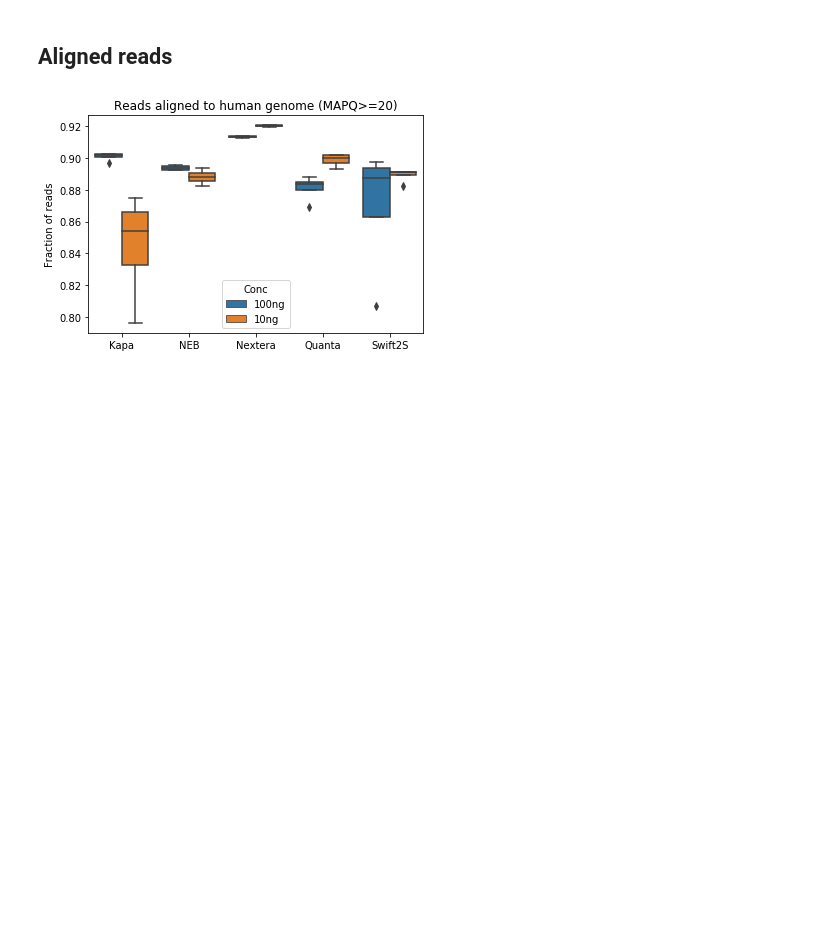
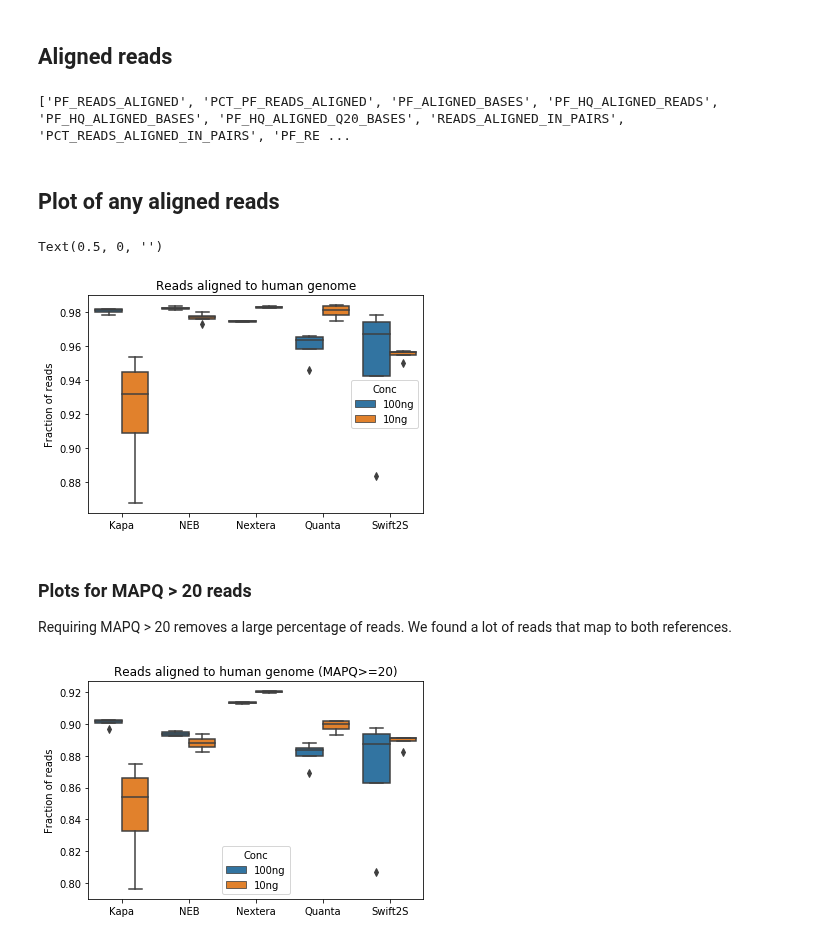
Before and after one commit to fa2k/comparison, a Jupyter notebook: Main_analysis.ipynb, the cells around one changed output. Drawn from its saved outputs; the diff is of its cells as text; code cells hidden in the pictures; blank space fills up the shorter version.

```diff
--- a/Main_analysis.ipynb
+++ b/Main_analysis.ipynb
@@ -226,6 +226,24 @@ Text(0.5, 1.0, 'Downsampled reads')
 [figure]
 # %% [markdown]
 ## Aligned reads
+# %%
+print([col for col in list(df) if 'ALIGNED' in col.upper()])
+# %% [output]
+['PF_READS_ALIGNED', 'PCT_PF_READS_ALIGNED', 'PF_ALIGNED_BASES', 'PF_HQ_ALIGNED_READS', 'PF_HQ_ALIGNED_BASES', 'PF_HQ_ALIGNED_Q20_BASES', 'READS_ALIGNED_IN_PAIRS', 'PCT_READS_ALIGNED_IN_PAIRS', 'PF_RE ...
+# %% [markdown]
+## Plot of any aligned reads
+# %%
+sns.boxplot(data=df, x='Kit', y='PCT_PF_READS_ALIGNED', hue='Conc')
+plt.title('Reads aligned to human genome')
+plt.ylabel("Fraction of reads")
+plt.xlabel("")
+# %% [output]
+Text(0.5, 0, '')
+[figure, added]
+# %% [markdown]
+### Plots for MAPQ > 20 reads
+
+Requiring MAPQ > 20 removes a large percentage of reads. We found a lot of reads that map to both references.
 # %%
 df['PCT_HQ_PF_READS_ALIGNED'] = df.PF_HQ_ALIGNED_READS / df.TOTAL_READS
 sns.boxplot(data=df, x='Kit', y='PCT_HQ_PF_READS_ALIGNED', hue='Conc')
```
Also changed, not shown: parts of 13 cells of this notebook, 1 other file.
